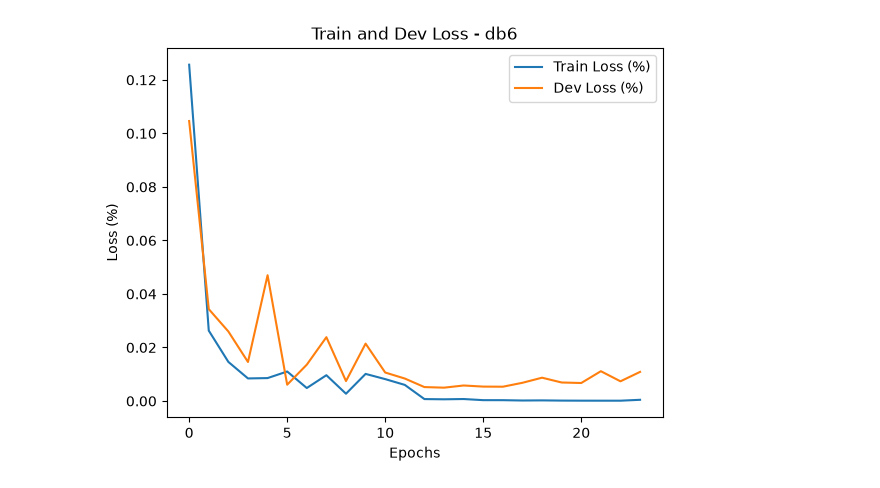
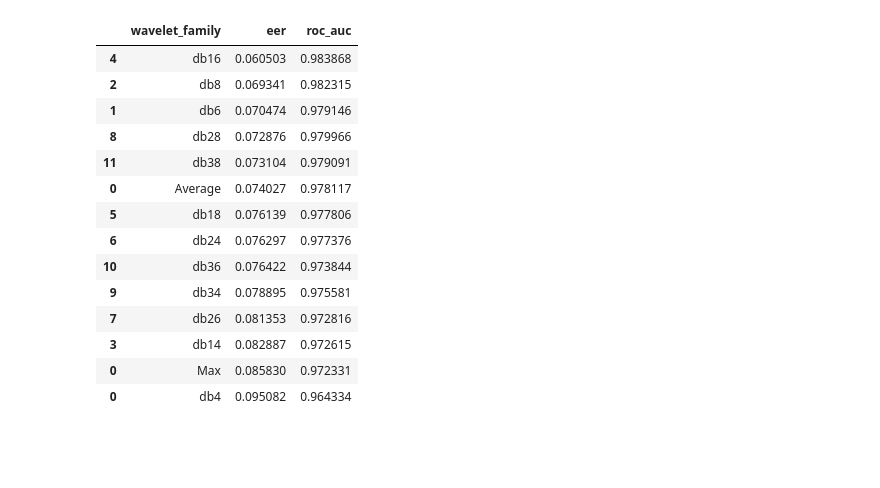
Before and after one commit to JoaoAssalim/wavelet-pooling-audio-deepfake, a Jupyter notebook: notebooks/analyze_results.ipynb, the cells around one changed output. Saved outputs shown, nothing was run; the diff lists cells and outputs as text; code cells hidden in the pictures; blank space fills up the shorter version.

```diff
--- a/notebooks/analyze_results.ipynb
+++ b/notebooks/analyze_results.ipynb
@@ -68,10 +70,20 @@ plt.show()
-# %%
-plt.plot(db_6_training["train_loss"], label="Train Loss (%)")
-plt.plot(db_6_training["dev_loss"], label="Dev Loss (%)")
-plt.title("Train and Dev Loss - db6")
-plt.ylabel("Loss (%)")
-plt.xlabel("Epochs")
-plt.legend()
-plt.show()
-# %% [output]
-[figure, removed]
+# %%
+clean_comparision_tabe = all_restuls[['wavelet_family', 'eer', 'roc_auc']]
+# %%
+clean_comparision_tabe
+# %% [output]
+|  | wavelet_family | eer | roc_auc |
+| 4 | db16 | 0.060503 | 0.983868 |
+| 2 | db8 | 0.069341 | 0.982315 |
+| 1 | db6 | 0.070474 | 0.979146 |
+| 8 | db28 | 0.072876 | 0.979966 |
+| 11 | db38 | 0.073104 | 0.979091 |
+| 0 | Average | 0.074027 | 0.978117 |
+| 5 | db18 | 0.076139 | 0.977806 |
+| 6 | db24 | 0.076297 | 0.977376 |
+| 10 | db36 | 0.076422 | 0.973844 |
+| 9 | db34 | 0.078895 | 0.975581 |
+| 7 | db26 | 0.081353 | 0.972816 |
+| 3 | db14 | 0.082887 | 0.972615 |
+| 0 | Max | 0.085830 | 0.972331 |
+| 0 | db4 | 0.095082 | 0.964334 |
```
Also changed, not shown: parts of 6 cells of this notebook.
